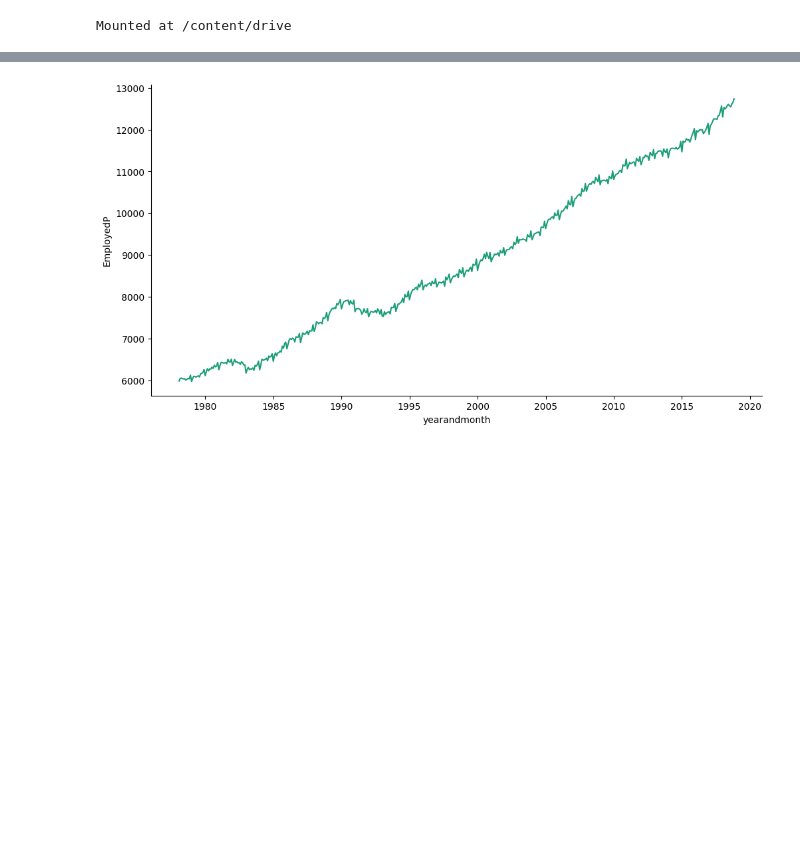
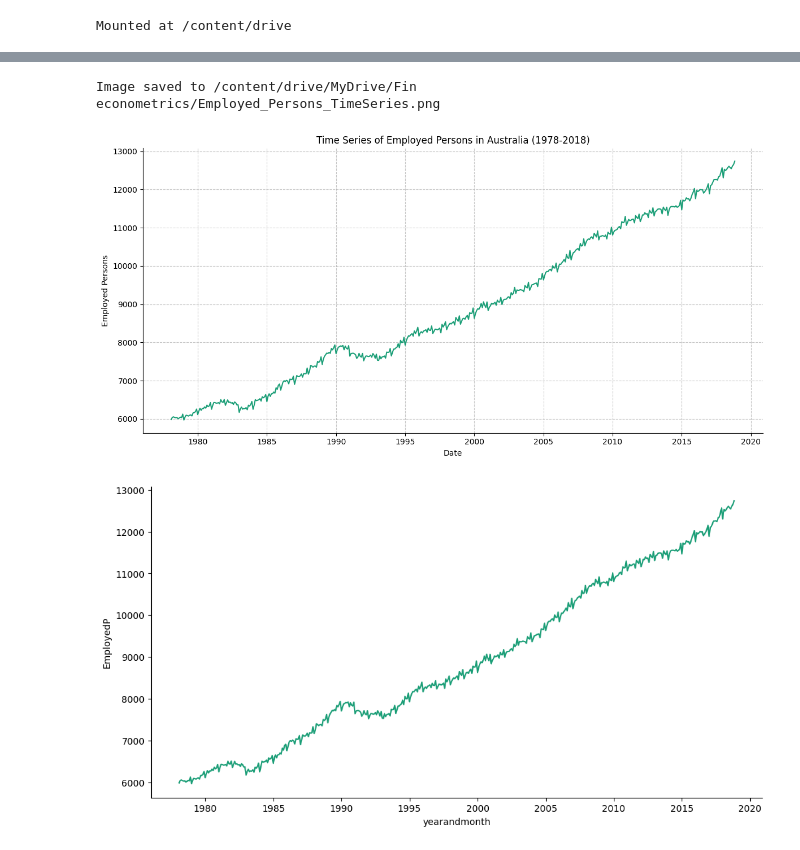
Before and after one commit to Angi03/time_series, a Jupyter notebook: 2_Basics_Financial_econometrics.ipynb, the cells around one changed output, grey strips where cells are left out. Cells and saved outputs as stored; diff of their text form; code cells hidden in the pictures; blank space fills up the shorter version.

```diff
--- a/2_Basics_Financial_econometrics.ipynb
+++ b/2_Basics_Financial_econometrics.ipynb
@@ -33,4 +36,24 @@ aul
 490 rows × 2 columns
+# %%
+fig, ax = plt.subplots(figsize=(12, 6), layout='constrained')
+df_sorted = aul.sort_values('yearandmonth', ascending=True)
+_plot_series(df_sorted, 'EmployedP')
+sns.despine(fig=fig, ax=ax)
+plt.xlabel('Date')
+_ = plt.ylabel('Employed Persons')
+plt.title('Time Series of Employed Persons in Australia (1978-2018)')
+plt.grid(True, linestyle='--', alpha=0.7)
+plt.tight_layout()
+
+# Save the image in high resolution to Google Drive
+save_path = '/content/drive/MyDrive/Fin econometrics/Employed_Persons_TimeSeries.png'
+plt.savefig(save_path, dpi=300) # dpi=300 for high resolution
+print(f"Image saved to {save_path}")
+
+plt.show()
+# %% [output]
+Image saved to /content/drive/MyDrive/Fin econometrics/Employed_Persons_TimeSeries.png
+[figure, added]
 # %%
 # @title yearandmonth vs EmployedP
 
```
Also changed, not shown: parts of 5 cells of this notebook.
